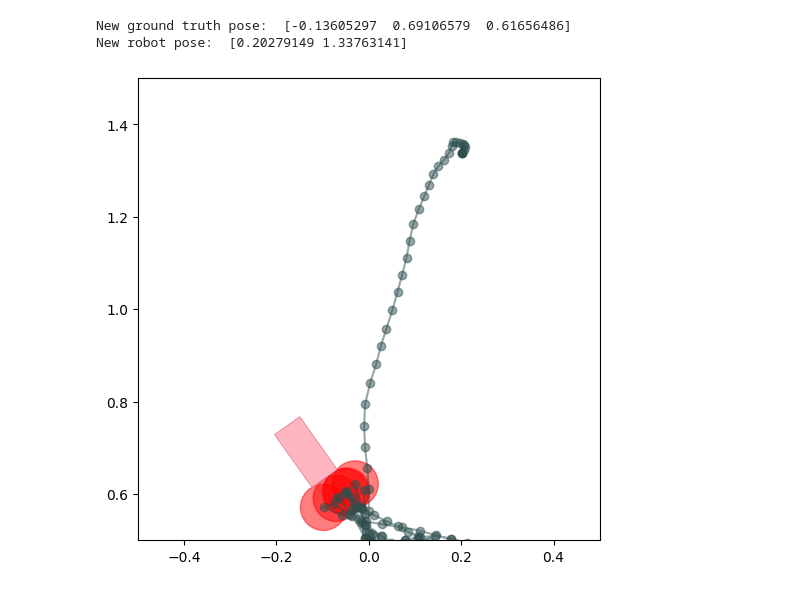
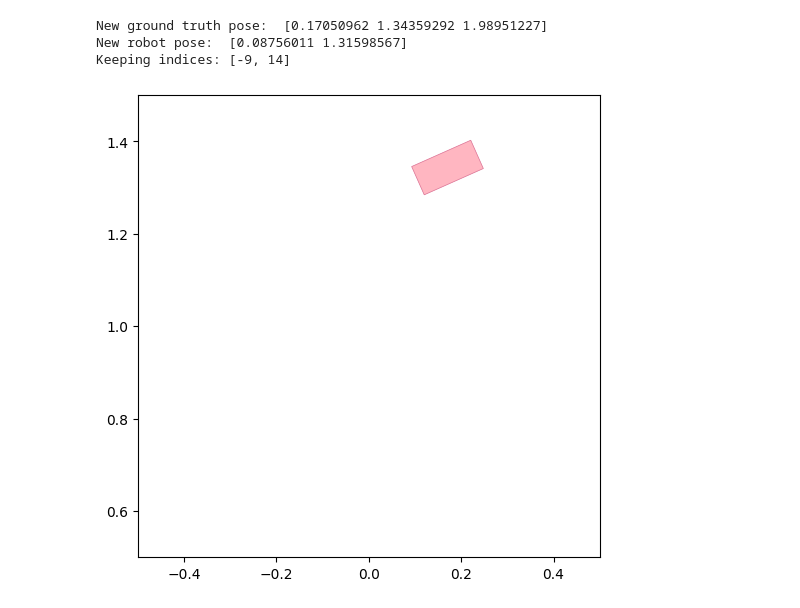
Before and after one commit to seungbinjoo/belief_dynamics_learning, a Jupyter notebook: notebooks/2d_world_notebook.ipynb, the cells around one changed output. Cells and saved outputs as stored; diff of their text form; code cells hidden in the pictures.

```diff
--- a/notebooks/2d_world_notebook.ipynb
+++ b/notebooks/2d_world_notebook.ipynb
@@ -26,9 +26,25 @@ world.plot_belief()
-# %%
-world.sample_gt_object_pose()
-world.sample_robot_pose()
-q_r_hist, o_hist, a_hist = world.rollout(100, world.qo_gt.copy())
-world.plot_rollout(q_r_hist, o_hist)
-# %% [output]
-New ground truth pose:  [-0.13605297  0.69106579  0.61656486]
-New robot pose:  [0.20279149 1.33763141]
-[figure, removed]
+# %%
+world.sample_gt_object_pose()
+world.sample_robot_pose()
+q_r_hist, o_hist, a_hist = world.rollout(100, world.qo_gt.copy())
+
+# only keep bits of sequence around positive contact measurements
+
+contact_idx = np.where(o_hist==1)[0]
+if len(contact_idx) == 0:
+    print('No contact detected')
+else:
+    min_idx = np.min(contact_idx)
+    max_idx = np.max(contact_idx)
+    buffer_lb = np.min([min_idx, 10])
+    buffer_ub = np.min([len(o_hist)-max_idx, 10])
+    keep_idx = [min_idx-buffer_lb, max_idx+buffer_ub]
+    print('Keeping indices:', keep_idx)
+    q_r_hist = q_r_hist[keep_idx[0]:keep_idx[1]]
+    o_hist = o_hist[keep_idx[0]:keep_idx[1]]
+    world.plot_rollout(q_r_hist, o_hist)
+# %% [output]
+New ground truth pose:  [0.17050962 1.34359292 1.98951227]
+New robot pose:  [0.08756011 1.31598567]
+Keeping indices: [-9, 14]
+[figure, added]
```
Also changed, not shown: parts of 1 cell of this notebook, 2 other files.
